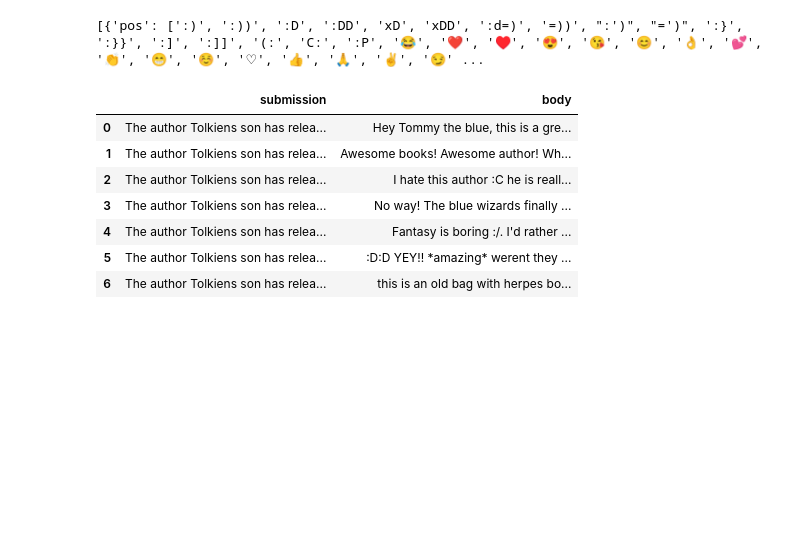
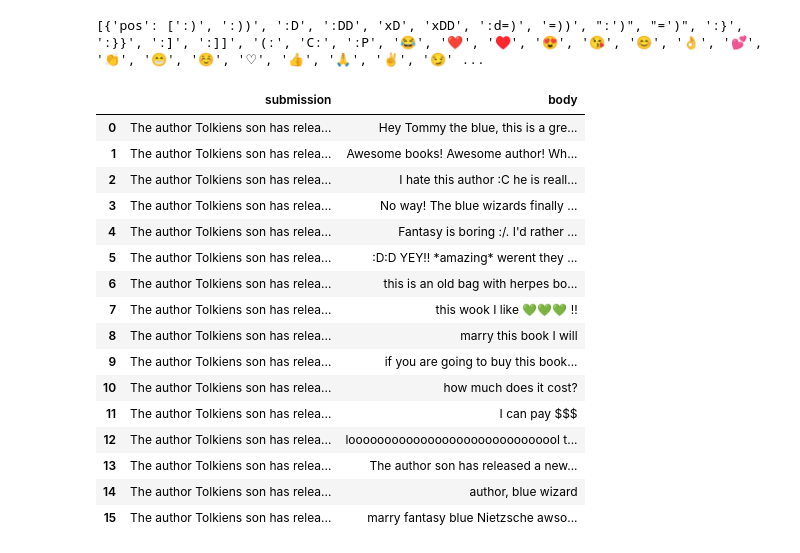
Before and after one commit to halpdesk/parseit, a Jupyter notebook: features.ipynb, the cells around one changed output. Cells and saved outputs as stored; diff of their text form; code cells hidden in the pictures; blank space fills up the shorter version.

```diff
--- a/features.ipynb
+++ b/features.ipynb
@@ -62,24 +62,42 @@ print([emoticons(), badwords(), stopwords()])
 # %%
 import pandas as pd
 submission = "The author Tolkiens son has released a new fantasy series! The first book is about the Blue wizards! OMG YOU HAVE TO BUY :D:D"
 sentences = [
     "Hey Tommy the blue, this is a great book for you 😁💚",
     "Awesome books! Awesome author! Where did you get it? :)",
     "I hate this author :C he is really bad he can go and ugly himself ugly",
     "No way! The blue wizards finally got a book?? OMG I have to buy it xD 👻",
     "Fantasy is boring :/. I'd rather dive into some Nietzsche and I think everyone should",
     ":D:D YEY!! *amazing* werent they supposed to be?",
     "this is an old bag with herpes book 👎",
+    "this wook I like 💚💚💚 !!",
+    "marry this book I will",
+    "if you are going to buy this book, make sure you get it at towns hall because they have extra t-shirts!",
+    "how much does it cost?",
+    "I can pay $$$",
+    "loooooooooooooooooooooooooooool trolololo",
+    "The author son has released a new fantasy series! The first book is about the Blue wizards! OMG YOU HAVE TO BUY :D:D",
+    "author, blue wizard",
+    "marry fantasy blue Nietzsche awsome Tommy trolololo",
 ]
 df = pd.DataFrame({"submission": [submission for i in range(len(sentences))], "body": sentences})
 display(df)
 # %% [output]
 |  | submission | body |
 | 0 | The author Tolkiens son has relea... | Hey Tommy the blue, this is a gre... |
 | 1 | The author Tolkiens son has relea... | Awesome books! Awesome author! Wh... |
 | 2 | The author Tolkiens son has relea... | I hate this author :C he is reall... |
 | 3 | The author Tolkiens son has relea... | No way! The blue wizards finally ... |
 | 4 | The author Tolkiens son has relea... | Fantasy is boring :/. I'd rather ... |
 | 5 | The author Tolkiens son has relea... | :D:D YEY!! *amazing* werent they ... |
 | 6 | The author Tolkiens son has relea... | this is an old bag with herpes bo... |
+| 7 | The author Tolkiens son has relea... | this wook I like 💚💚💚 !! |
+| 8 | The author Tolkiens son has relea... | marry this book I will |
+| 9 | The author Tolkiens son has relea... | if you are going to buy this book... |
+| 10 | The author Tolkiens son has relea... | how much does it cost? |
+| 11 | The author Tolkiens son has relea... | I can pay $$$ |
+| 12 | The author Tolkiens son has relea... | loooooooooooooooooooooooooooool t... |
+| 13 | The author Tolkiens son has relea... | The author son has released a new... |
+| 14 | The author Tolkiens son has relea... | author, blue wizard |
+| 15 | The author Tolkiens son has relea... | marry fantasy blue Nietzsche awso... |
 # %%
```
Also changed, not shown: parts of 1 cell of this notebook, 1 other file.
